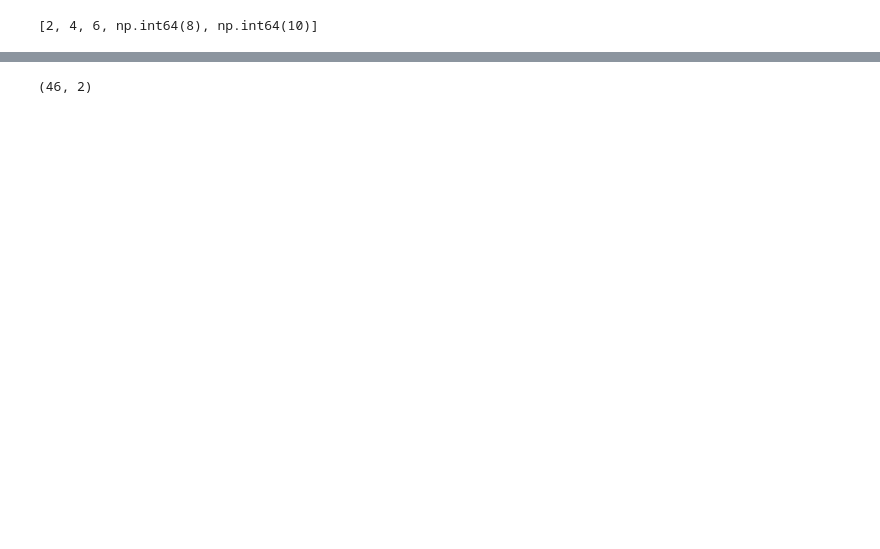
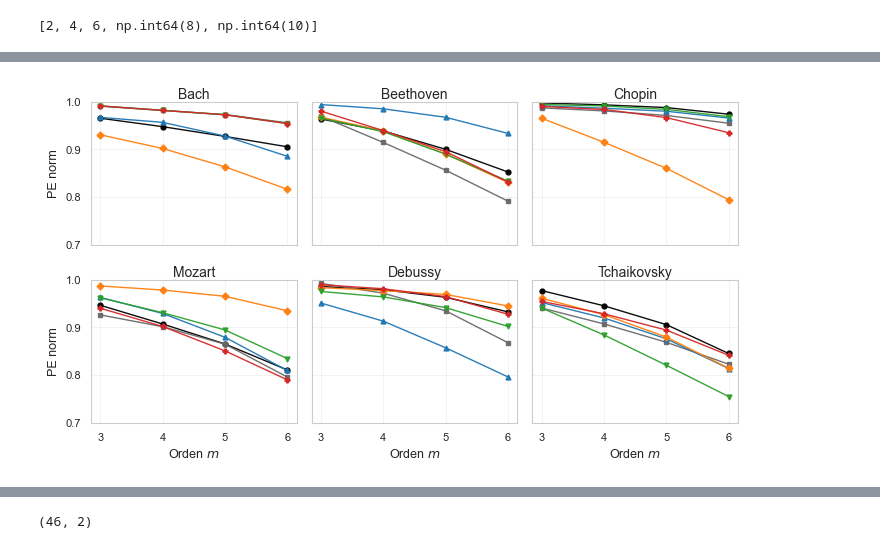
Before and after one commit to EduardoGarcia528/Tesis, a Jupyter notebook: musica-tesis/Limpiar_piezas.ipynb, the cells around one changed output, grey strips where cells are left out. Cells and saved outputs as stored; diff of their text form; code cells hidden in the pictures; blank space fills up the shorter version.

```diff
--- a/musica-tesis/Limpiar_piezas.ipynb
+++ b/musica-tesis/Limpiar_piezas.ipynb
@@ -792,0 +736,74 @@ for i,subjects in enumerate(series_grandes):
+# %%
+import numpy as np
+import matplotlib.pyplot as plt
+from funciones import remove_consecutive_duplicates, permutation_entropy
+
+# --- Configuración ---
+compositores = ['Bach','Beethoven', 'Chopin', 'Mozart','Debussy','Tchaikovsky']
+series_Bach        = ['Serie_896','Serie_1805','Serie_2047','Serie_954','Serie_1806','Serie_1807']
+series_Beethoven   = ['Serie_560','Serie_592','Serie_249','Serie_205','Serie_204','Serie_214']
+series_Chopin      = ['Serie_183','Serie_192','Serie_1','Serie_44','Serie_15','Serie_17']
+series_Mozart      = ['Serie_36','Serie_42','Serie_27','Serie_2','Serie_35','Serie_34']
+series_Debussy     = ['Serie_118','Serie_10','Serie_181','Serie_97','Serie_122','Serie_124']
+series_Tchaikovsky = ['Serie_246','Serie_249','Serie_245','Serie_28','Serie_250','Serie_247']
+series_grandes = [series_Bach, series_Beethoven, series_Chopin,
+                  series_Mozart, series_Debussy, series_Tchaikovsky]
+
+# paleta sobria (mejor para impresión que 'yellow')
+palette = ['black','dimgray','tab:blue','tab:orange','tab:green','tab:red']
+markers = ['o','s','^','D','v','P']
+
+m_vals = np.array([3,4,5,6])
+tau = 1
+
+# --- Figura de subplots 2x3 ---
+fig, axs = plt.subplots(2, 3, figsize=(7.2, 4.2), sharex=True, sharey=True)
+axs = axs.ravel()
+
+handles = []  # para construir leyenda global solo una vez
+labels  = []
+
+for i, (composer, subjects) in enumerate(zip(compositores, series_grandes)):
+    ax = axs[i]
+    for k, pieza in enumerate(subjects):
+        # Se asume que 'composers' es un dict: composers[composer][pieza] -> array de la serie
+        arr = composers[composer][pieza]
+        arr = remove_consecutive_duplicates(arr, 0.0)
+        pes = []
+        for m in m_vals:
+            pe = permutation_entropy(np.asarray(arr), m=m, tau=tau)
+            pes.append(pe)
+
+        h = ax.plot(m_vals, pes,
+                    marker=markers[k], markersize=3.5,
+                    linewidth=1.0, color=palette[k], alpha=0.95)[0]
+        if i == 0:  # solo recolectar una vez para leyenda global
+            handles.append(h)
+            labels.append(f'{k+1}: N={len(arr)}')
+
+    ax.set_title(composer, fontsize=10, pad=2)
+    ax.grid(True, linewidth=0.4, alpha=0.4)
+
+# Etiquetas compactas y límites
+for ax in axs:
+    ax.tick_params(labelsize=8)
+axs[3].set_xlabel(r'Orden $m$', fontsize=9)  # columna inferior izquierda
+axs[4].set_xlabel(r'Orden $m$', fontsize=9)
+axs[5].set_xlabel(r'Orden $m$', fontsize=9)
+axs[0].set_ylabel(r'PE norm', fontsize=9)
+axs[3].set_ylabel(r'PE norm', fontsize=9)
+for ax in axs:
+    ax.set_xticks(m_vals)
+    ax.set_ylim(0.7, 1.0)
+
+# Leyenda global y layout compacto
+# fig.legend(handles, labels, ncol=3, fontsize=7, frameon=False,
+        #    loc='lower center', bbox_to_anchor=(0.5, -0.02))
+plt.tight_layout(rect=(0, 0.04, 1, 1))
+
+# Guardar versión lista para LaTeX (opcional):
+# plt.savefig("fig_PE_vs_m_compositores.pdf", dpi=600, bbox_inches='tight')
+
+plt.show()
+# %% [output]
+[figure, added]
```
Also changed, not shown: parts of 19 cells of this notebook, 6 other files.
